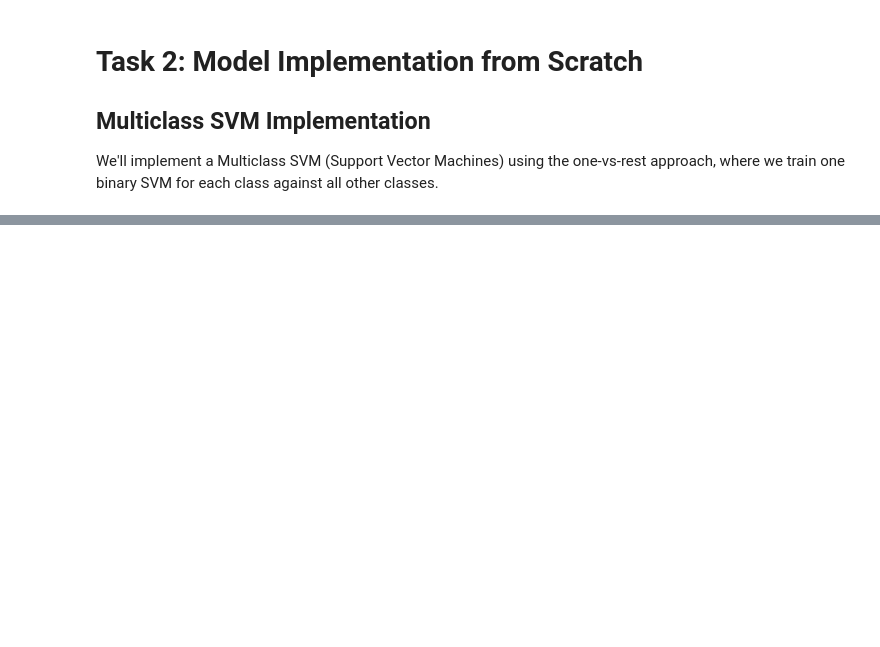
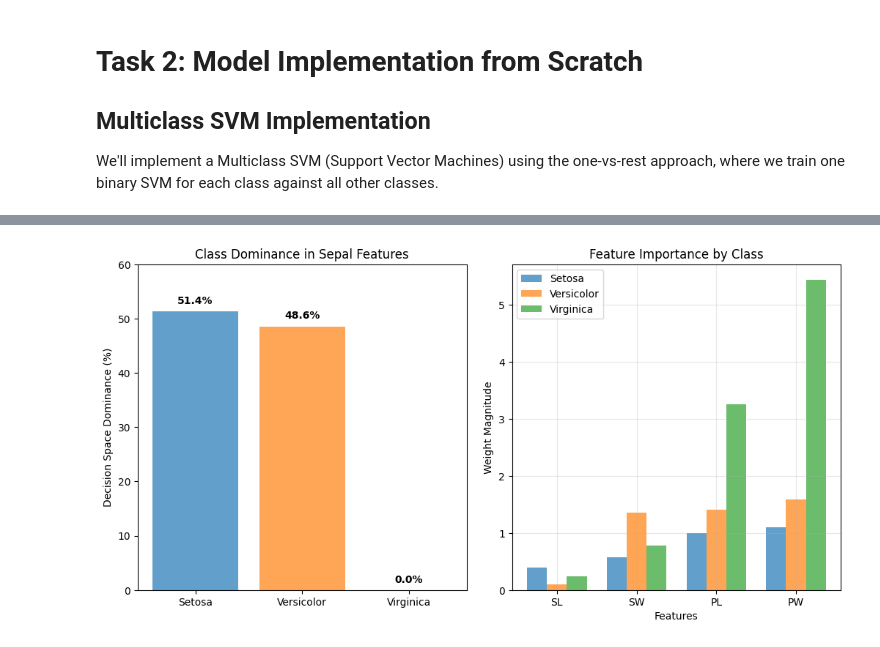
Before and after one commit to LukasKuhz/551git, a Jupyter notebook: A1.ipynb, the cells around one changed output, grey strips where cells are left out. Cells and saved outputs as stored; diff of their text form; code cells hidden in the pictures; blank space fills up the shorter version.

```diff
--- a/A1.ipynb
+++ b/A1.ipynb
@@ -442,0 +436,82 @@ All classifiers trained!
+# %%
+# Final Analysis:
+print("=" * 60)
+print("FINAL ANALYSIS:")
+print("=" * 60)
+
+print("""
+Looking at the previous graphs, why is it that we only see 2 decision boundaries in sepal features?
+""")
+
+# Let's verify this by looking at the actual data
+print("\nVerifying with actual data separation:")
+print("Sepal Length ranges:")
+for class_idx in range(3):
+    class_data = df_iris[df_iris['target'] == class_idx]
+    sepal_len_range = (class_data['sepal length'].min(), class_data['sepal length'].max())
+    sepal_wid_range = (class_data['sepal width'].min(), class_data['sepal width'].max())
+    print(f"  Class {class_idx} ({iris.target_names[class_idx]}): "
+          f"Sepal Length {sepal_len_range}, Sepal Width {sepal_wid_range}")
+
+print("\nPetal Length ranges:")
+for class_idx in range(3):
+    class_data = df_iris[df_iris['target'] == class_idx]
+    petal_len_range = (class_data['petal length'].min(), class_data['petal length'].max())
+    petal_wid_range = (class_data['petal width'].min(), class_data['petal width'].max())
+    print(f"  Class {class_idx} ({iris.target_names[class_idx]}): "
+          f"Petal Length {petal_len_range}, Petal Width {petal_wid_range}")
+
+# Create a comprehensive visualization showing this
+plt.figure(figsize=(15, 10))
+
+
+# Plot 1: Class dominance comparison
+plt.subplot(2, 3, 5)
+class_dominance_counts = [51.4, 48.6, 0.0]  # From your results
+class_names = ['Setosa', 'Versicolor', 'Virginica']
+colors_bar = ['tab:blue', 'tab:orange', 'tab:green']
+bars = plt.bar(class_names, class_dominance_counts, color=colors_bar, alpha=0.7)
+plt.ylabel('Decision Space Dominance (%)')
+plt.title('Class Dominance in Sepal Features')
+plt.ylim(0, 60)
+for bar, count in zip(bars, class_dominance_counts):
+    plt.text(bar.get_x() + bar.get_width()/2, bar.get_height() + 1,
+             f'{count}%', ha='center', va='bottom', fontweight='bold')
+
+# Plot 2 : Weight magnitudes for each classifier
+plt.subplot(2, 3, 6)
+weight_magnitudes = [
+    [0.399, 0.579, 1.002, 1.097],  # Class 0
+    [0.104, 1.360, 1.407, 1.581],  # Class 1
+    [0.243, 0.774, 3.257, 5.432]   # Class 2
+]
+feature_names_short = ['SL', 'SW', 'PL', 'PW']
+x_pos = np.arange(len(feature_names_short))
+width = 0.25
+
+for i, (weights, color, label) in enumerate(zip(weight_magnitudes, colors_bar, class_names)):
+    plt.bar(x_pos + i*width, weights, width, label=label, color=color, alpha=0.7)
+
+plt.xlabel('Features')
+plt.ylabel('Weight Magnitude')
+plt.title('Feature Importance by Class')
+plt.xticks(x_pos + width, feature_names_short)
+plt.legend()
+plt.grid(True, alpha=0.3)
+
+plt.tight_layout()
+plt.show()
+
+print(f"""
+CONCLUSION:
+===========
+The reason we see only 2 decision boundaries in sepal features is because:
+
+1. Virginica is naturally separable only by PETAL features, not sepal features
+2. This is the actual structure of the Iris dataset
+3. Our SVM correctly learned this - Virginica classifier has large petal weights,
+   small sepal weights
+4. When visualizing sepal features only, Virginica can't compete (hence 0% dominance)
+
+""")
+# %% [output]
@@ -442,0 +535 @@ All classifiers trained!
+[figure, added]
```
Also changed, not shown: parts of 6 cells of this notebook.
